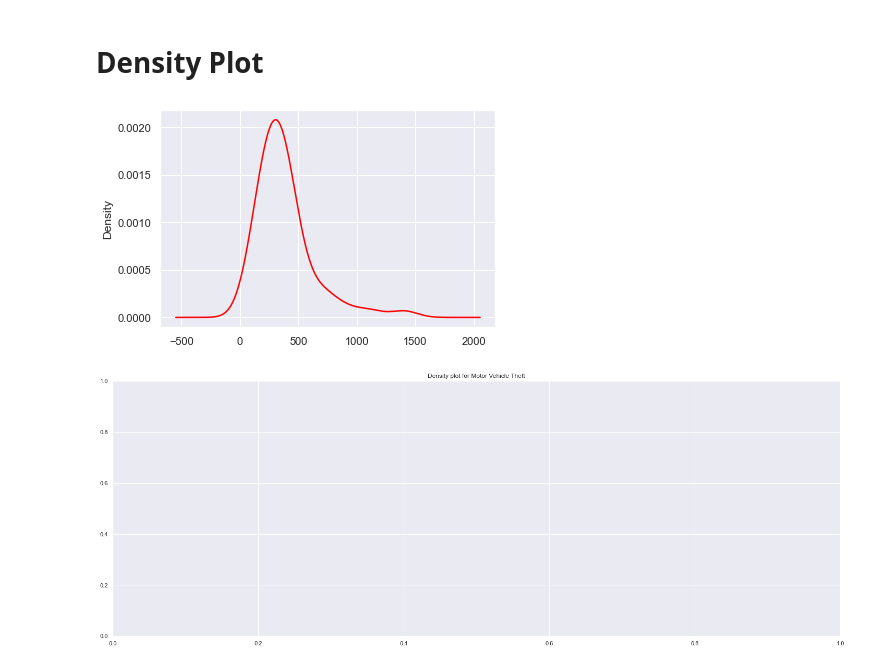
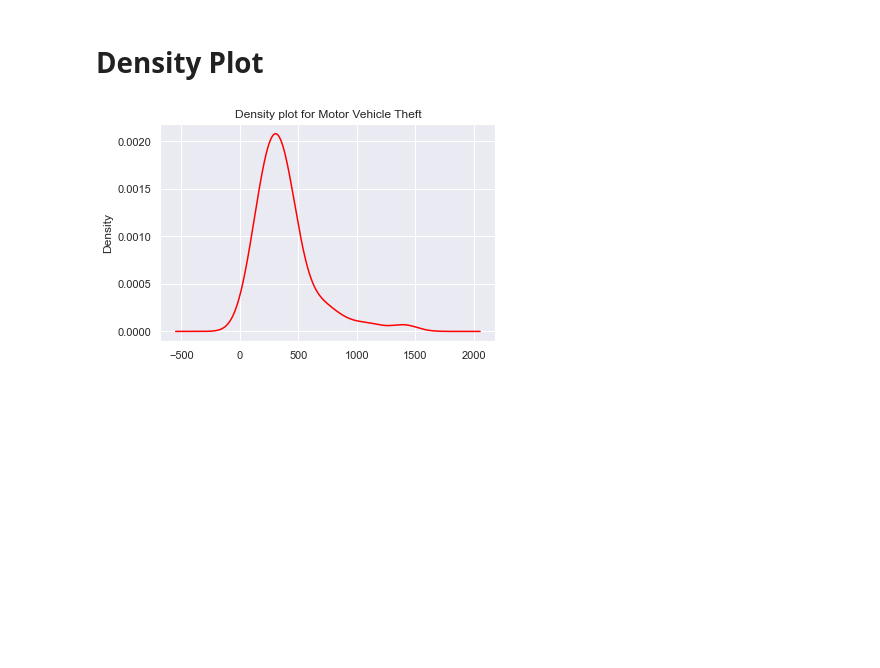
Before and after one commit to samantoz/dsc640-data_presentation, a Jupyter notebook: notebook/ex4.2.ipynb, the cells around one changed output. Drawn from its saved outputs; the diff is of its cells as text; code cells hidden in the pictures; blank space fills up the shorter version.

```diff
--- a/notebook/ex4.2.ipynb
+++ b/notebook/ex4.2.ipynb
@@ -157,9 +157,7 @@ plt.show()
 # %%
 crime_rate.motor_vehicle_theft.plot.density(color='red')
 # crime_rate.murder.plot.density(color='red')
-plt.figure(figsize=(25, 9))
 plt.title('Density plot for Motor Vehicle Theft')
 plt.show()
 # %% [output]
-[figure, old version]
+[figure, new version]
-[figure, removed]
```
